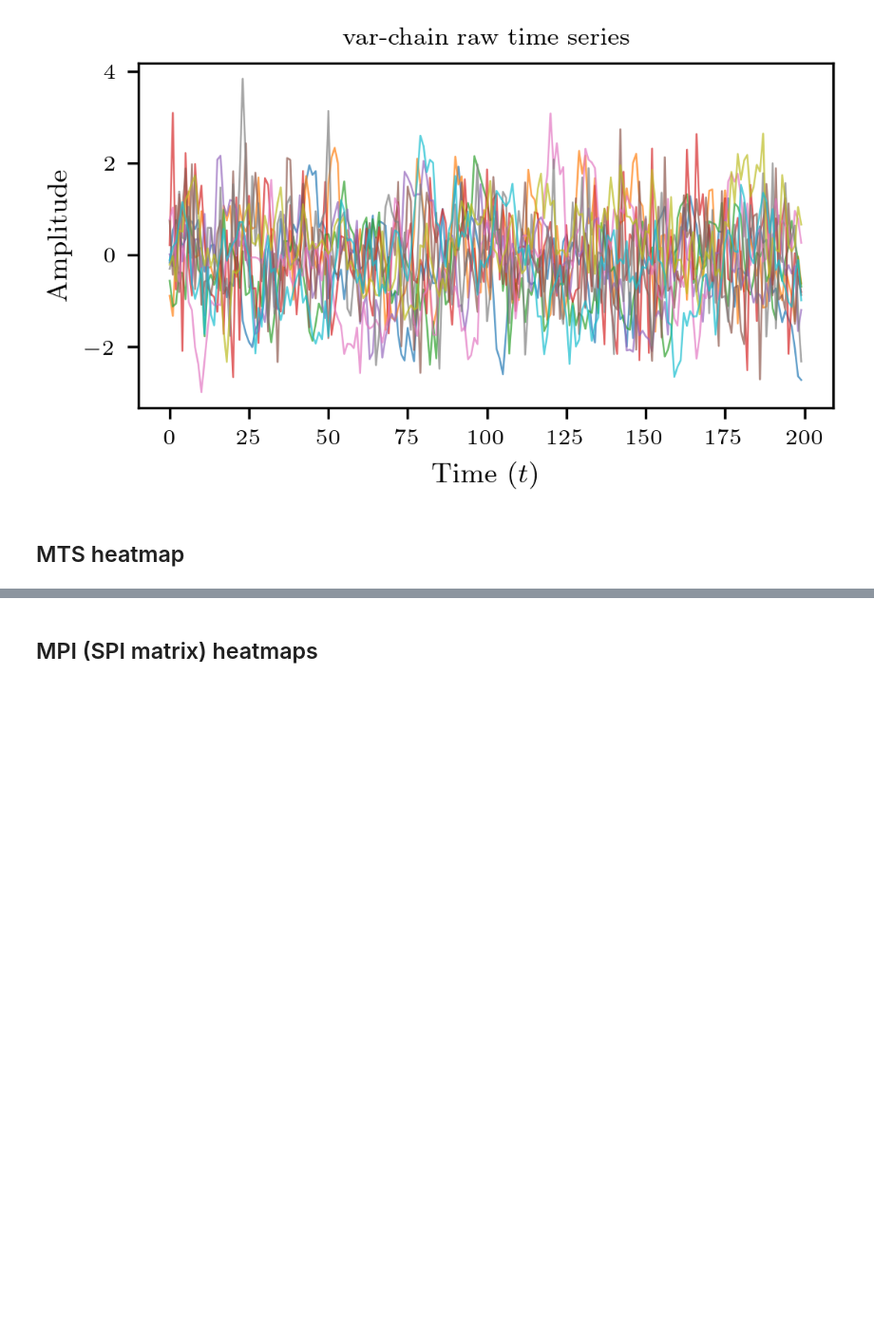
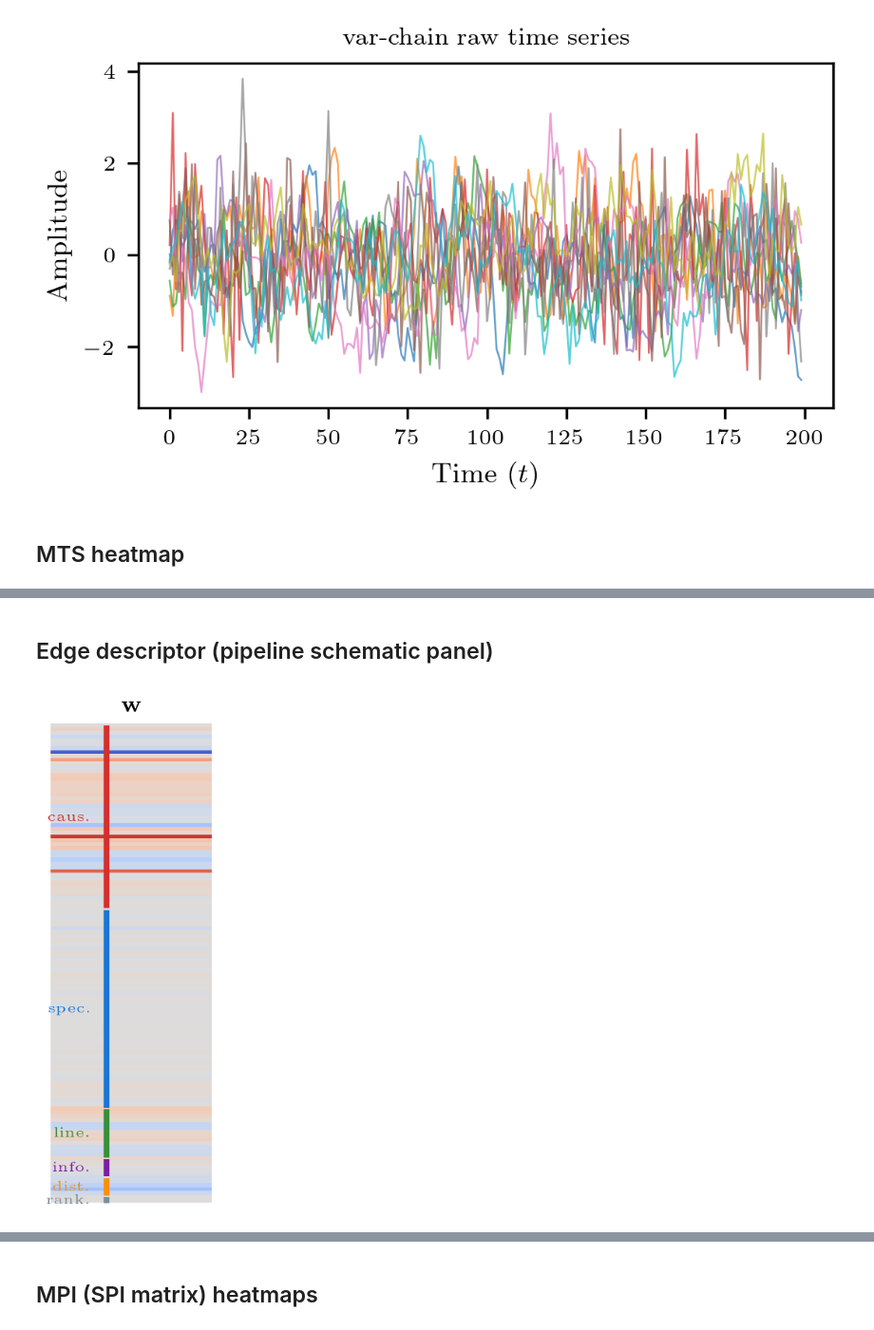
Before and after one commit to willedibam/eeml-2026-application, a Jupyter notebook: figures-2.ipynb, the cells around one changed output, grey strips where cells are left out. Shown at 95% size. Saved outputs shown, nothing was run; the diff lists cells and outputs as text; code cells hidden in the pictures; blank space fills up the shorter version.

```diff
--- a/figures-2.ipynb
+++ b/figures-2.ipynb
@@ -98,0 +97,24 @@ plt.show()
+# %% [markdown]
+## Edge descriptor (pipeline schematic panel)
+# %%
+viz.apply_style()
+viz.apply_style()
+import seaborn as sns
+import importlib
+import visualization
+importlib.reload(visualization)
+from visualization import plot_mpi_heatmap
+from pathlib import Path
+
+fig, ax = viz.plot_edge_descriptor(
+    npz_path,
+    i=0, j=1,
+    results_path=results_main,
+    show_w=True,
+    show_e=False,
+    show_families=True,
+)
+fig.savefig(Path("plots/fig_edge_descriptor.svg"), transparent=True, bbox_inches="tight")
+plt.show()
+# %% [output]
+[figure, added]
```
Also changed, not shown: parts of 8 cells of this notebook, 21 other files.
